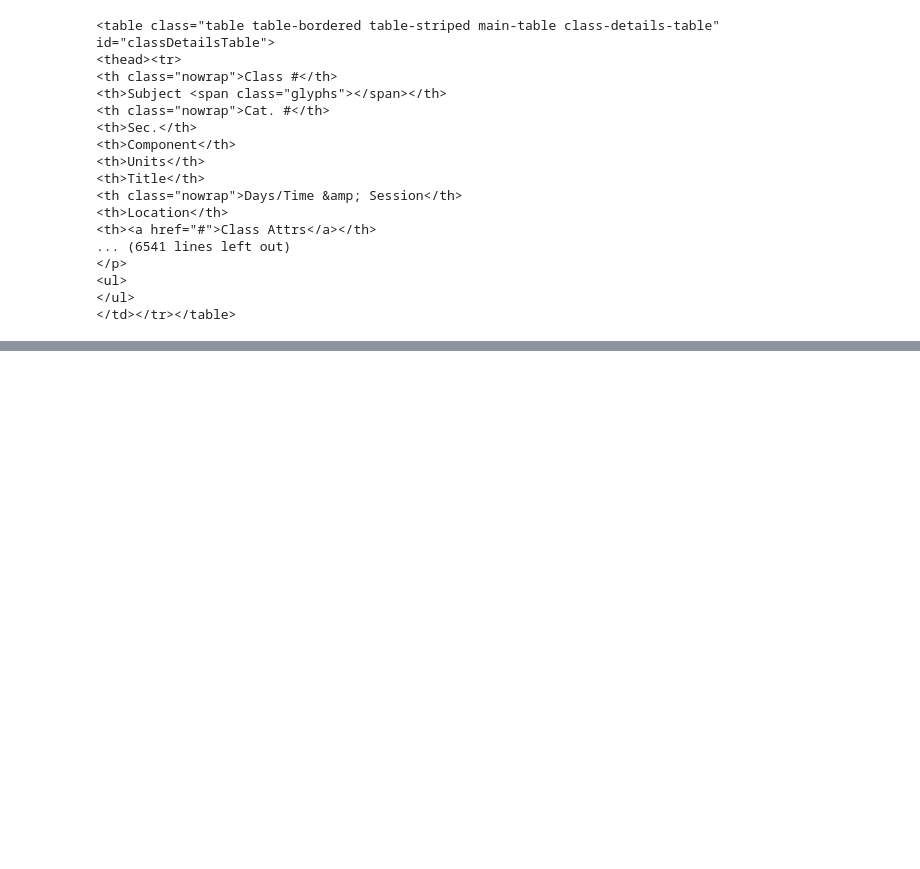
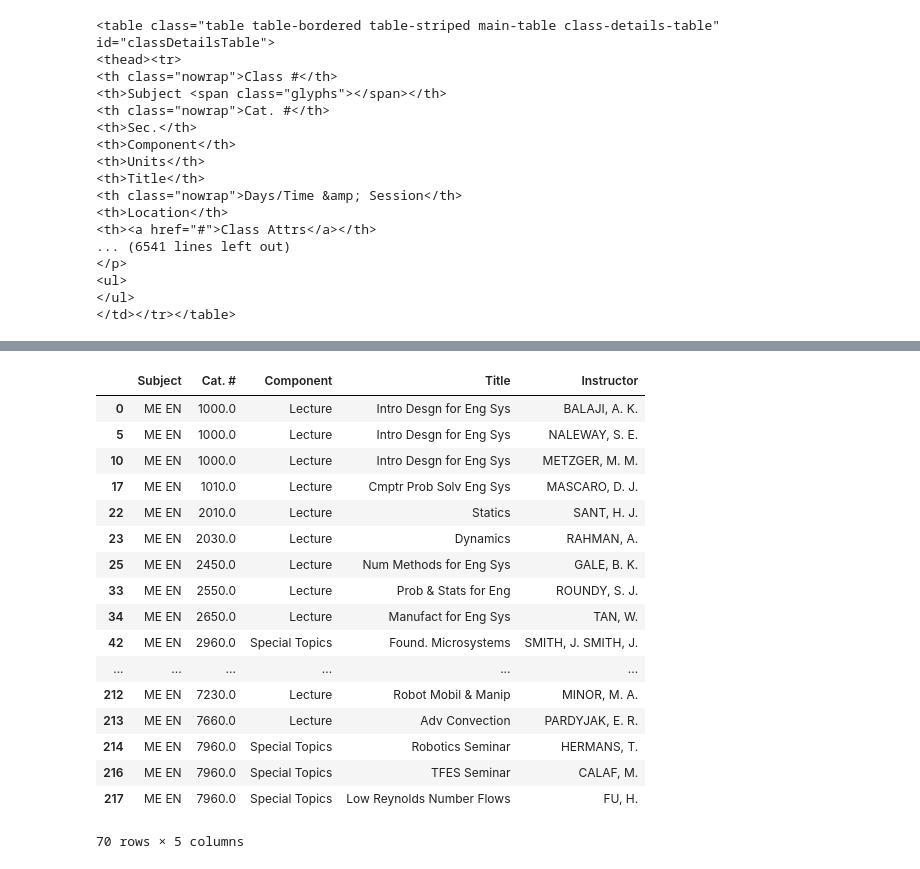
Before and after one commit to piraquive/DS_project, a Jupyter notebook: Diego.ipynb, the cells around one changed output, grey strips where cells are left out. Drawn from its saved outputs; the diff is of its cells as text; code cells hidden in the pictures; blank space fills up the shorter version.

```diff
--- a/Diego.ipynb
+++ b/Diego.ipynb
@@ -138,0 +168,21 @@ classes.head(50)
+# %%
+classes
+# %% [output]
+|  | Subject | Cat. # | Component | Title | Instructor |
+| 0 | ME EN | 1000.0 | Lecture | Intro Desgn for Eng Sys | BALAJI, A. K. |
+| 5 | ME EN | 1000.0 | Lecture | Intro Desgn for Eng Sys | NALEWAY, S. E. |
+| 10 | ME EN | 1000.0 | Lecture | Intro Desgn for Eng Sys | METZGER, M. M. |
+| 17 | ME EN | 1010.0 | Lecture | Cmptr Prob Solv Eng Sys | MASCARO, D. J. |
+| 22 | ME EN | 2010.0 | Lecture | Statics | SANT, H. J. |
+| 23 | ME EN | 2030.0 | Lecture | Dynamics | RAHMAN, A. |
+| 25 | ME EN | 2450.0 | Lecture | Num Methods for Eng Sys | GALE, B. K. |
+| 33 | ME EN | 2550.0 | Lecture | Prob & Stats for Eng | ROUNDY, S. J. |
+| 34 | ME EN | 2650.0 | Lecture | Manufact for Eng Sys | TAN, W. |
+| 42 | ME EN | 2960.0 | Special Topics | Found. Microsystems | SMITH, J. SMITH, J. |
+| ... | ... | ... | ... | ... | ... |
+| 212 | ME EN | 7230.0 | Lecture | Robot Mobil & Manip | MINOR, M. A. |
+| 213 | ME EN | 7660.0 | Lecture | Adv Convection | PARDYJAK, E. R. |
+| 214 | ME EN | 7960.0 | Special Topics | Robotics Seminar | HERMANS, T. |
+| 216 | ME EN | 7960.0 | Special Topics | TFES Seminar | CALAF, M. |
+| 217 | ME EN | 7960.0 | Special Topics | Low Reynolds Number Flows | FU, H. |
+70 rows × 5 columns
```
Also changed, not shown: parts of 3 cells of this notebook.
